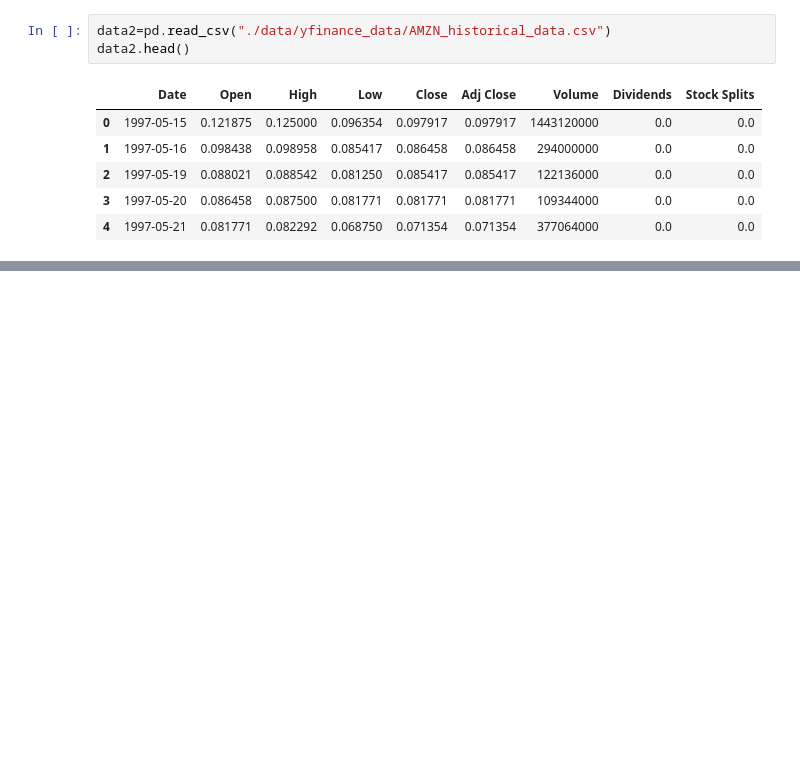
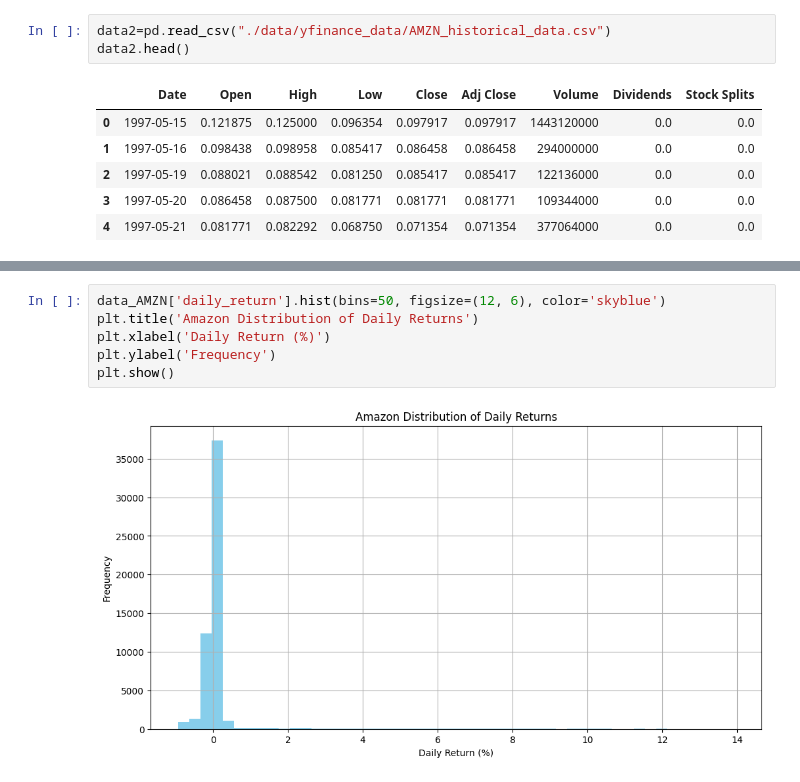
Before and after one commit to davekindea/Week1, a Jupyter notebook: notebooks/task3.ipynb, the cells around one changed output, grey strips where cells are left out. Drawn from its saved outputs; the diff is of its cells as text; blank space fills up the shorter version.

```diff
--- a/notebooks/task3.ipynb
+++ b/notebooks/task3.ipynb
@@ -289,0 +361,8 @@ data2.head()
+# %%
+data_AMZN['daily_return'].hist(bins=50, figsize=(12, 6), color='skyblue')
+plt.title('Amazon Distribution of Daily Returns')
+plt.xlabel('Daily Return (%)')
+plt.ylabel('Frequency')
+plt.show()
+# %% [output]
+[figure, added]
```
Also changed, not shown: parts of 14 cells of this notebook.
